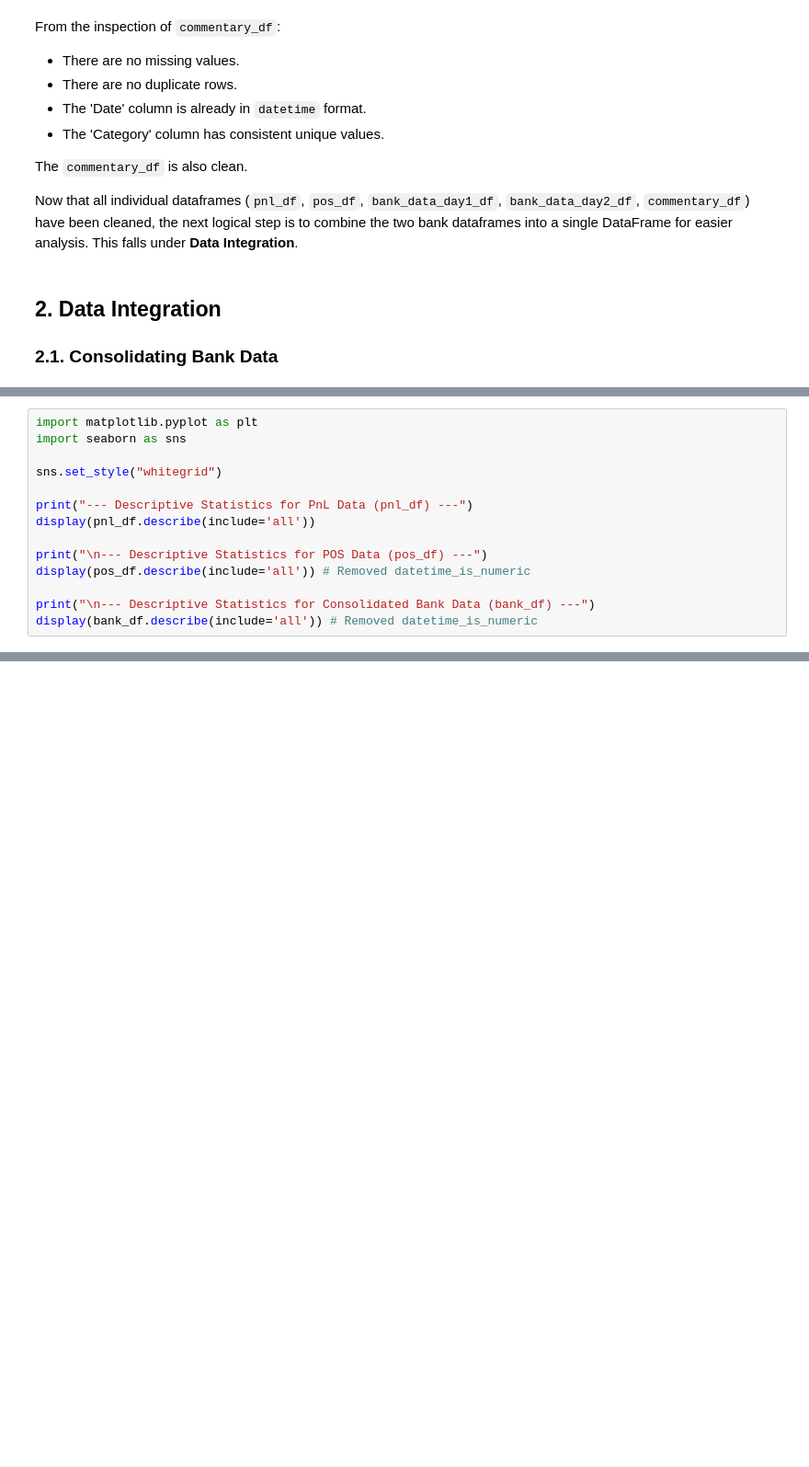
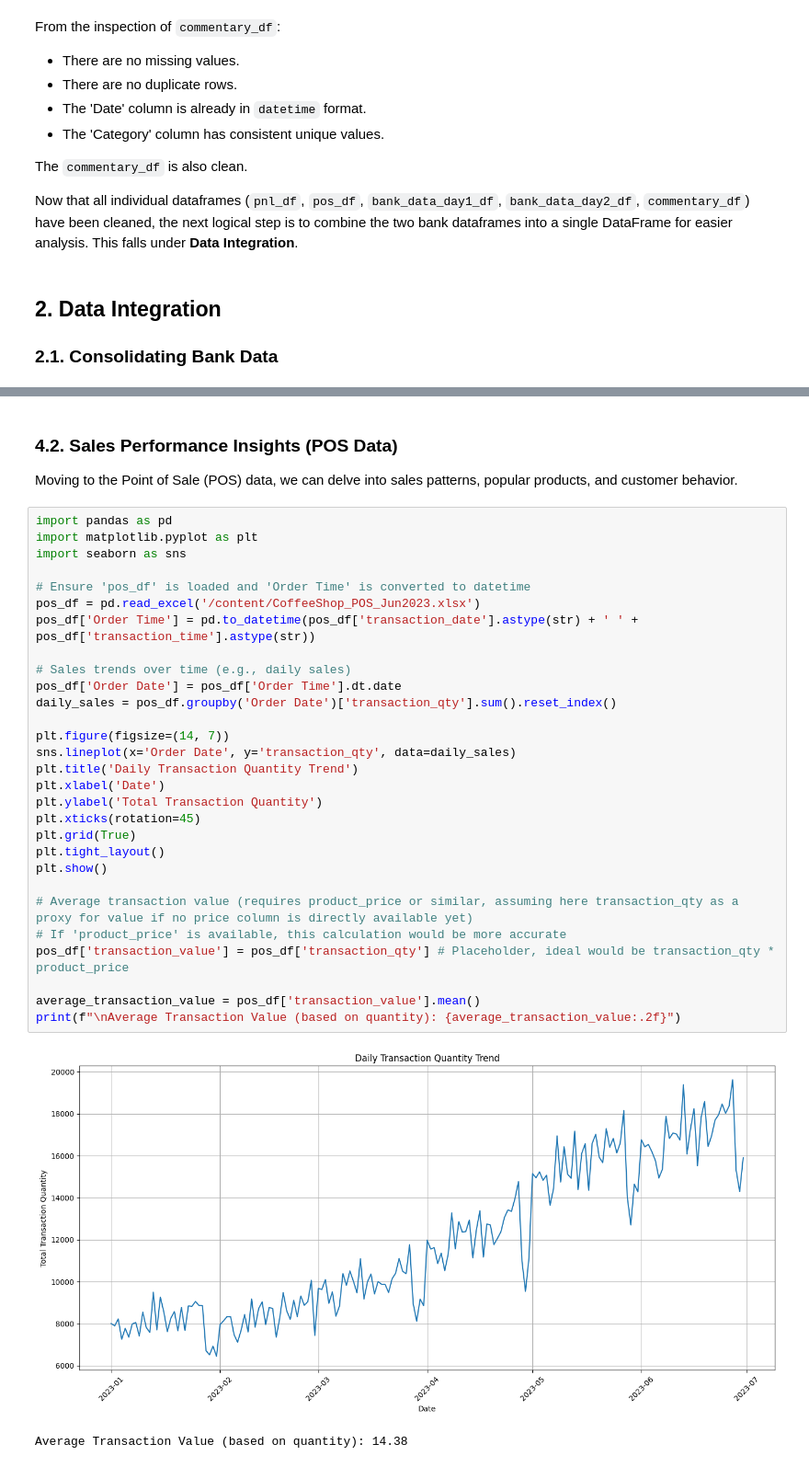
Before and after one commit to Awinmipalan/Analysis, a Jupyter notebook: Untitled23.ipynb, the cells around one changed output, grey strips where cells are left out. Shown at 92% size. Drawn from its saved outputs; the diff is of its cells as text; blank space fills up the shorter version.

```diff
--- a/Untitled23.ipynb
+++ b/Untitled23.ipynb
@@ -1310,14 +325,0 @@ We can now proceed to **Exploratory Data Analysis (EDA)**, starting with descrip
-# %%
-import matplotlib.pyplot as plt
-import seaborn as sns
-
-sns.set_style("whitegrid")
-
-print("--- Descriptive Statistics for PnL Data (pnl_df) ---")
-display(pnl_df.describe(include='all'))
-
-print("\n--- Descriptive Statistics for POS Data (pos_df) ---")
-display(pos_df.describe(include='all')) # Removed datetime_is_numeric
-
-print("\n--- Descriptive Statistics for Consolidated Bank Data (bank_df) ---")
-display(bank_df.describe(include='all')) # Removed datetime_is_numeric
@@ -1506,0 +449,36 @@ plt.show()
+# %% [markdown]
+### 4.2. Sales Performance Insights (POS Data)
+
+Moving to the Point of Sale (POS) data, we can delve into sales patterns, popular products, and customer behavior.
+# %%
+import pandas as pd
+import matplotlib.pyplot as plt
+import seaborn as sns
+
+# Ensure 'pos_df' is loaded and 'Order Time' is converted to datetime
+pos_df = pd.read_excel('/content/CoffeeShop_POS_Jun2023.xlsx')
+pos_df['Order Time'] = pd.to_datetime(pos_df['transaction_date'].astype(str) + ' ' + pos_df['transaction_time'].astype(str))
+
+# Sales trends over time (e.g., daily sales)
+pos_df['Order Date'] = pos_df['Order Time'].dt.date
+daily_sales = pos_df.groupby('Order Date')['transaction_qty'].sum().reset_index()
+
+plt.figure(figsize=(14, 7))
+sns.lineplot(x='Order Date', y='transaction_qty', data=daily_sales)
+plt.title('Daily Transaction Quantity Trend')
+plt.xlabel('Date')
+plt.ylabel('Total Transaction Quantity')
+plt.xticks(rotation=45)
+plt.grid(True)
+plt.tight_layout()
+plt.show()
+
+# Average transaction value (requires product_price or similar, assuming here transaction_qty as a proxy for value if no price column is directly available yet)
+# If 'product_price' is available, this calculation would be more accurate
+pos_df['transaction_value'] = pos_df['transaction_qty'] # Placeholder, ideal would be transaction_qty * product_price
+
+average_transaction_value = pos_df['transaction_value'].mean()
+print(f"\nAverage Transaction Value (based on quantity): {average_transaction_value:.2f}")
+# %% [output]
+[figure, added]
+Average Transaction Value (based on quantity): 14.38
```
Also changed, not shown: parts of 57 cells of this notebook.
